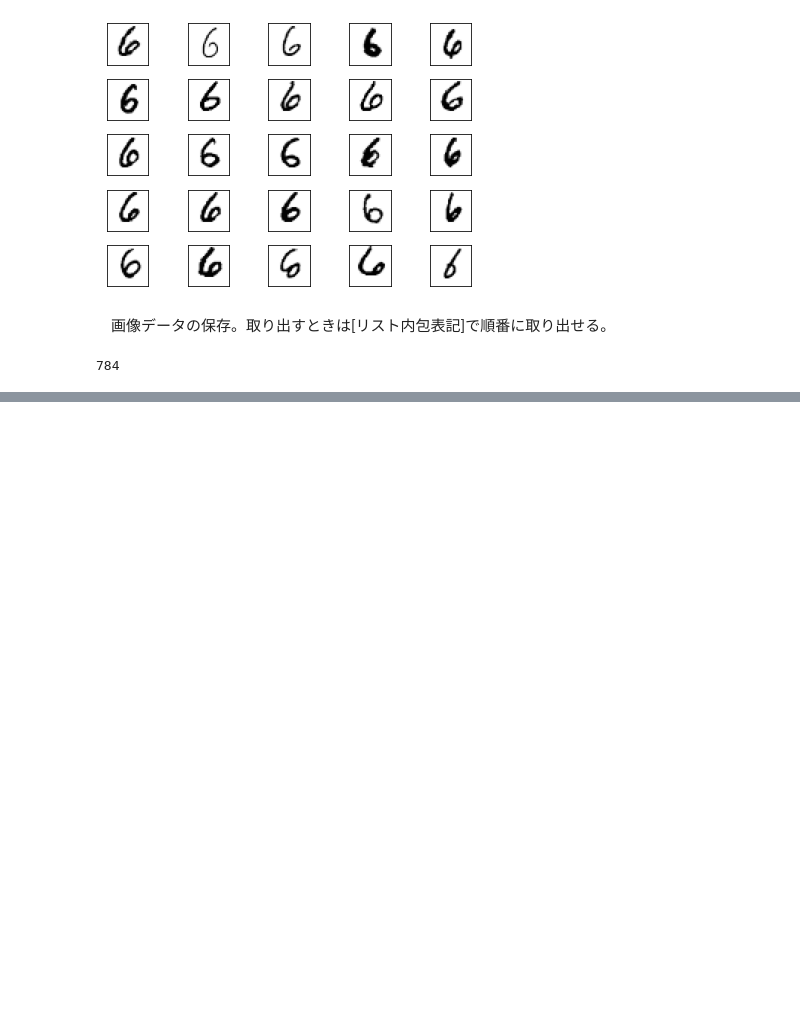
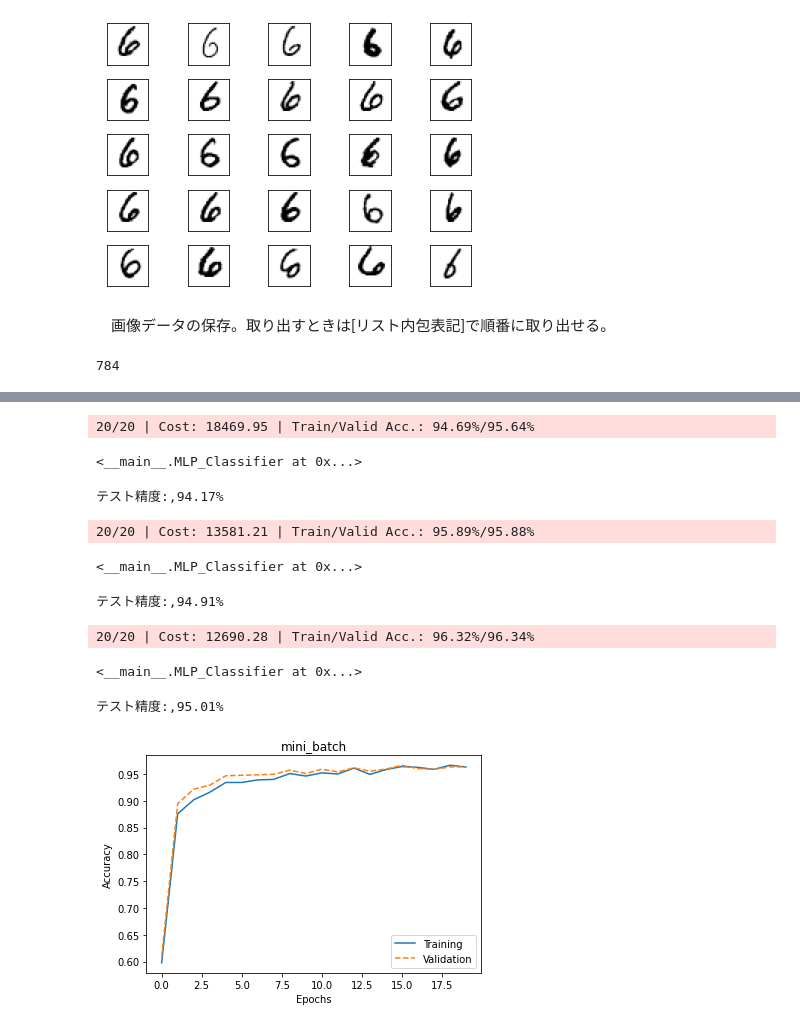
Before and after one commit to yasuharuokazaki/Learn_MachineLearning, a Jupyter notebook: 自主研究課題.ipynb, the cells around one changed output, grey strips where cells are left out. Cells and saved outputs as stored; diff of their text form; code cells hidden in the pictures; blank space fills up the shorter version.

```diff
--- a/自主研究課題.ipynb
+++ b/自主研究課題.ipynb
@@ -406,0 +391,51 @@ plt.show()
+# %%
+#学習(結果→Cost: 18469.95 | Train/Valid Acc.: 94.69%/95.64%)
+nn_500.fit(X_train=x_train[:55000],y_train=y_train[:55000],X_valid=x_train[55000:],y_valid=y_train[55000:])
+# %% [output]
+20/20 | Cost: 18469.95 | Train/Valid Acc.: 94.69%/95.64%
+<__main__.MLP_Classifier at 0x...>
+# %%
+y_test_pred = nn_500.predict(x_test)
+acc = (np.sum(y_test == y_test_pred).astype(np.float)/x_test.shape[0])
+print("テスト精度:,%.2f%%"%(acc*100))
+# %% [output]
+テスト精度:,94.17%
+# %%
+nn_200 = MLP_Classifier(n_hidden1=30,n_hidden2=50,n_hidden3=30,l2=0.00,epochs=20,eta=0.005,minibatch_size = 200,shuffle=True,seed=1)
+
+#学習(結果→Cost: 13581.21 | Train/Valid Acc.: 95.89%/95.88%)
+nn_200.fit(X_train=x_train[:55000],y_train=y_train[:55000],X_valid=x_train[55000:],y_valid=y_train[55000:])
+# %% [output]
+20/20 | Cost: 13581.21 | Train/Valid Acc.: 95.89%/95.88%
+<__main__.MLP_Classifier at 0x...>
+# %%
+y_test_pred = nn_200.predict(x_test)
+acc = (np.sum(y_test == y_test_pred).astype(np.float)/x_test.shape[0])
+print("テスト精度:,%.2f%%"%(acc*100))
+# %% [output]
+テスト精度:,94.91%
+# %%
+nn_50 = MLP_Classifier(n_hidden1=30,n_hidden2=50,n_hidden3=30,l2=0.00,epochs=20,eta=0.005,minibatch_size = 50,shuffle=True,seed=1)
+
+#学習(結果→Cost: 12690.28 | Train/Valid Acc.: 96.32%/96.34%)
+nn_50.fit(X_train=x_train[:55000],y_train=y_train[:55000],X_valid=x_train[55000:],y_valid=y_train[55000:])
+# %% [output]
+20/20 | Cost: 12690.28 | Train/Valid Acc.: 96.32%/96.34%
+<__main__.MLP_Classifier at 0x...>
+# %%
+y_test_pred = nn_50.predict(x_test)
+acc = (np.sum(y_test == y_test_pred).astype(np.float)/x_test.shape[0])
+print("テスト精度:,%.2f%%"%(acc*100))
+# %% [output]
+テスト精度:,95.01%
+# %%
+#ミニバッチ処理時のTrainingとValidation
+plt.plot(range(nn_50.epochs),nn_50.eval_["train_acc"],label="Training")
+plt.plot(range(nn_50.epochs),nn_50.eval_["valid_acc"],label="Validation",linestyle="--")
+plt.ylabel("Accuracy")
+plt.xlabel("Epochs")
+plt.legend(loc="lower right")
+plt.title("mini_batch")
+plt.show()
+# %% [output]
+[figure, added]
```
Also changed, not shown: parts of 42 cells of this notebook.
